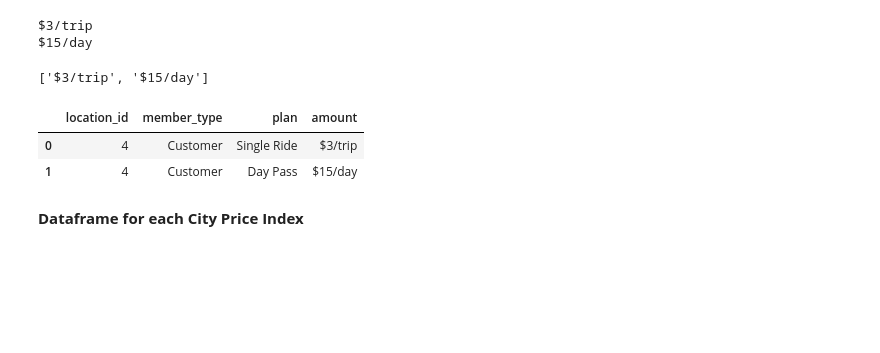
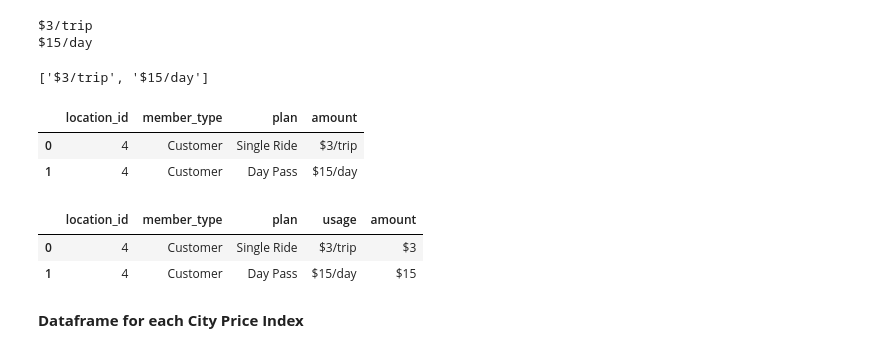
Before and after one commit to JeganS948/project2, a Jupyter notebook: pricing_index.ipynb, the cells around one changed output. Saved outputs shown, nothing was run; the diff lists cells and outputs as text; code cells hidden in the pictures; blank space fills up the shorter version.

```diff
--- a/pricing_index.ipynb
+++ b/pricing_index.ipynb
@@ -337,3 +332,12 @@ Newyork_df
 |  | location_id | member_type | plan | amount |
 | 0 | 4 | Customer | Single Ride | $3/trip |
 | 1 | 4 | Customer | Day Pass | $15/day |
+# %%
+Newyork_df ['Price'] = Newyork_df["amount"].str.extract('(\$[0-9,.]+)')
+# boston_df["amount"] = boston_df["amount"].str.replace('(\$[0-9,.]+)', '')
+Newyork_df= Newyork_df.rename(columns={'amount':'usage', 'Price':'amount'})
+Newyork_df
+# %% [output]
+|  | location_id | member_type | plan | usage | amount |
+| 0 | 4 | Customer | Single Ride | $3/trip | $3 |
+| 1 | 4 | Customer | Day Pass | $15/day | $15 |
```
Also changed, not shown: parts of 5 cells of this notebook.
